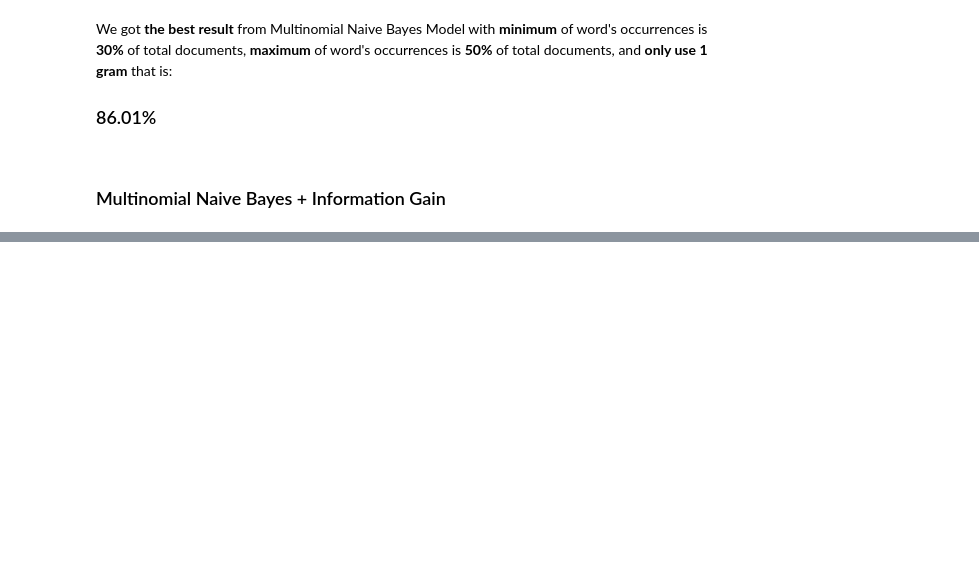
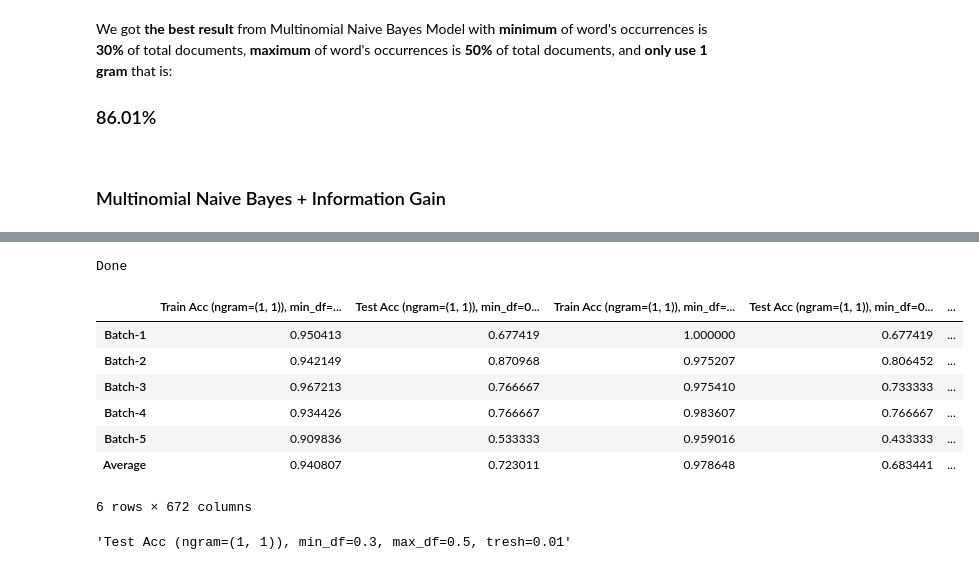
Before and after one commit to chuun17/sentiment-analysis-research-assistant-, a Jupyter notebook: 03_Modelling_Multinomial_Naive_Bayes.ipynb, the cells around one changed output, grey strips where cells are left out. Saved outputs shown, nothing was run; the diff lists cells and outputs as text; code cells hidden in the pictures; blank space fills up the shorter version.

```diff
--- a/03_Modelling_Multinomial_Naive_Bayes.ipynb
+++ b/03_Modelling_Multinomial_Naive_Bayes.ipynb
@@ -372,0 +496,8 @@ and <b>only use 1 gram</b> that is: <h3>86.01%</h3>
+# %%
+ngram = [(1, 1), (1, 2), (1, 3)]
+min_df = [0.0, .1, .2, .3]
+max_df = [.4, .5, .6, .7 , .8, .9, 1.0]
+ig_tresh = [1e-2, 1e-3, 1e-4, 1e-100]
+
+param_combinations = list(product(ngram, min_df, max_df, ig_tresh))
+param_combinations[:3]
@@ -400,0 +550,42 @@ test [0.5483870967741935, 0.5483870967741935, 0.5333333333333333, 0.566666666666
+# %%
+NUM_PARAMS = len(param_combinations)
+train_history = [[] for i in range(NUM_PARAMS)]
+test_history = [[] for i in range(NUM_PARAMS)]
+
+for i in range(len(train_eval)):
+    idx = i % NUM_PARAMS
+    train_history[idx].append(train_eval[i])
+    test_history[idx].append(test_eval[i])
+
+# append the average accuracy
+for i in range(NUM_PARAMS):
+    train_history[i].append(sum(train_history[i])/NUM_BATCHES)
+    test_history[i].append(sum(test_history[i])/NUM_BATCHES)
+
+if len(train_history[-1]) == NUM_BATCHES+1:
+    print('Done')
+# %% [output]
+Done
+# %%
+eval_history = {}
+for i in range(NUM_PARAMS):
+    eval_history[f'Train Acc (ngram={param_combinations[i][0]}), min_df={param_combinations[i][1]}, max_df={param_combinations[i][2]}, tresh={param_combinations[i][-1]}'] = train_history[i]
+    eval_history[f'Test Acc (ngram={param_combinations[i][0]}), min_df={param_combinations[i][1]}, max_df={param_combinations[i][2]}, tresh={param_combinations[i][-1]}'] = test_history[i]
+    , tresh={}
+history_ig_tfidf = pd.DataFrame(eval_history, index=['Batch-1', 'Batch-2', 'Batch-3',
+                                                  'Batch-4', 'Batch-5', 'Average'])
+history_ig_tfidf
+# %% [output]
+|  | Train Acc (ngram=(1, 1)), min_df=... | Test Acc (ngram=(1, 1)), min_df=0... | Train Acc (ngram=(1, 1)), min_df=... | Test Acc (ngram=(1, 1)), min_df=0... | ... |
+| Batch-1 | 0.950413 | 0.677419 | 1.000000 | 0.677419 | ... |
+| Batch-2 | 0.942149 | 0.870968 | 0.975207 | 0.806452 | ... |
+| Batch-3 | 0.967213 | 0.766667 | 0.975410 | 0.733333 | ... |
+| Batch-4 | 0.934426 | 0.766667 | 0.983607 | 0.766667 | ... |
+| Batch-5 | 0.909836 | 0.533333 | 0.959016 | 0.433333 | ... |
+| Average | 0.940807 | 0.723011 | 0.978648 | 0.683441 | ... |
+6 rows × 672 columns
+# %%
+test_col = [col for col in history_ig_tfidf.columns if col.startswith('Test')]
+test_col[history_ig_tfidf.loc['Average', test_col].argmax()]
+# %% [output]
+'Test Acc (ngram=(1, 1)), min_df=0.3, max_df=0.5, tresh=0.01'
```
Also changed, not shown: parts of 14 cells of this notebook.
